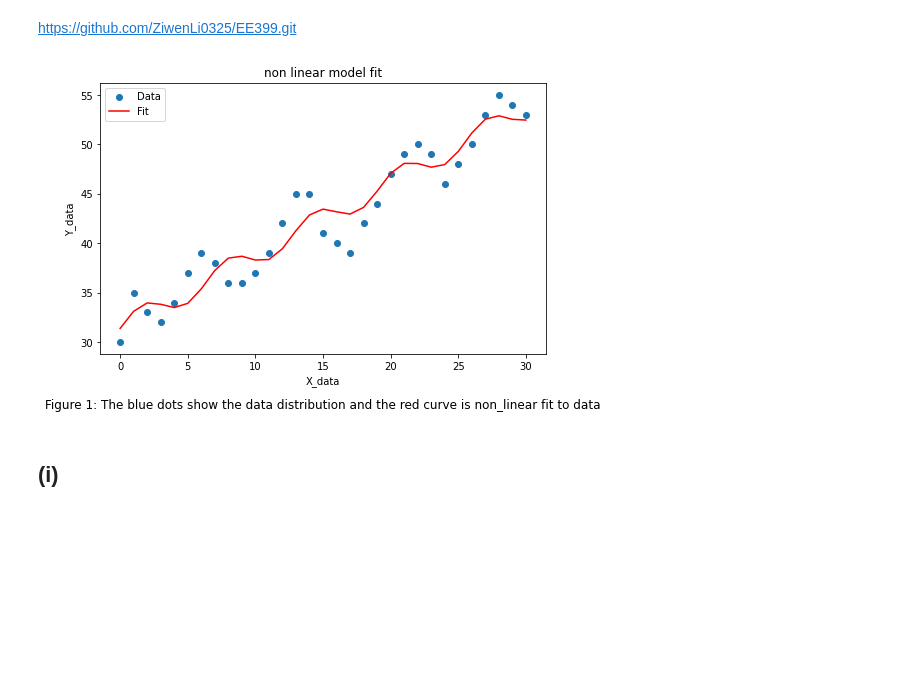
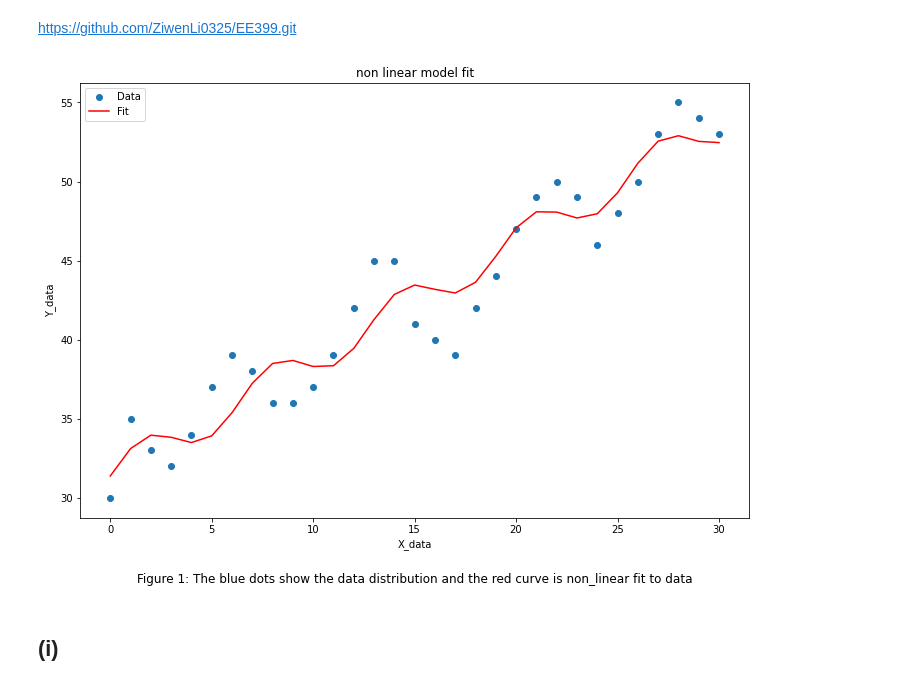
Before and after one commit to ZiwenLi0325/EE399, a Jupyter notebook: hw1/hw1.ipynb, the cells around one changed output. Cells and saved outputs as stored; diff of their text form; code cells hidden in the pictures; blank space fills up the shorter version.

```diff
--- a/hw1/hw1.ipynb
+++ b/hw1/hw1.ipynb
@@ -11,34 +11,35 @@ from scipy.optimize import curve_fit
 # %%
 #examaple from ChatGPT generated code, fit nonlinear model without explicitly showing the least-square
 X=np.arange(0,31)
 Y=np.array([30, 35, 33, 32, 34, 37, 39, 38, 36, 36, 37, 39, 42, 45, 45, 41,
 40, 39, 42, 44, 47, 49, 50, 49, 46, 48, 50, 53, 55, 54, 53])
 
 # Define the nonlinear model
 def nonlinear_model(x, A, B, C, D):
     return A * np.sin(B * x) + C*x + D
 
 
 # Fit the model to the data
 popt, pcov = curve_fit(nonlinear_model, X, Y)
 
 # Extract the parameters
 a_fit, b_fit, c_fit, d_fit = popt
 
 # Plot the data and the fitted curve
 
 plt.scatter(X, Y, label='Data')
 plt.plot(X, nonlinear_model(X, a_fit, b_fit, c_fit, d_fit), 'r-', label='Fit')
 plt.legend()
 plt.title("non linear model fit")
 plt.xlabel("X_data")
 plt.ylabel("Y_data")
-plt.text(0.5, -0.2, 'Figure 1: The blue dots show the data distribution and the red curve is non_linear fit to data', ha='center', fontsize=12, transform=plt.gca().transAxes)
-plt.gcf().set_size_inches(8, 5)
+plt.text(0.5, -0.15, 'Figure 1: The blue dots show the data distribution and the red curve is non_linear fit to data', ha='center', fontsize=12, transform=plt.gca().transAxes)
+plt.gcf().set_size_inches(12, 8)
 plt.savefig("figure1.SVG")
+plt.savefig("figure1.png")
 plt.show()
 # %% [output]
-[figure, old version]
+[figure, new version]
 # %% [markdown]
 ## (i)
 # %%
```
Also changed, not shown: parts of 13 cells of this notebook, 1 other file.
